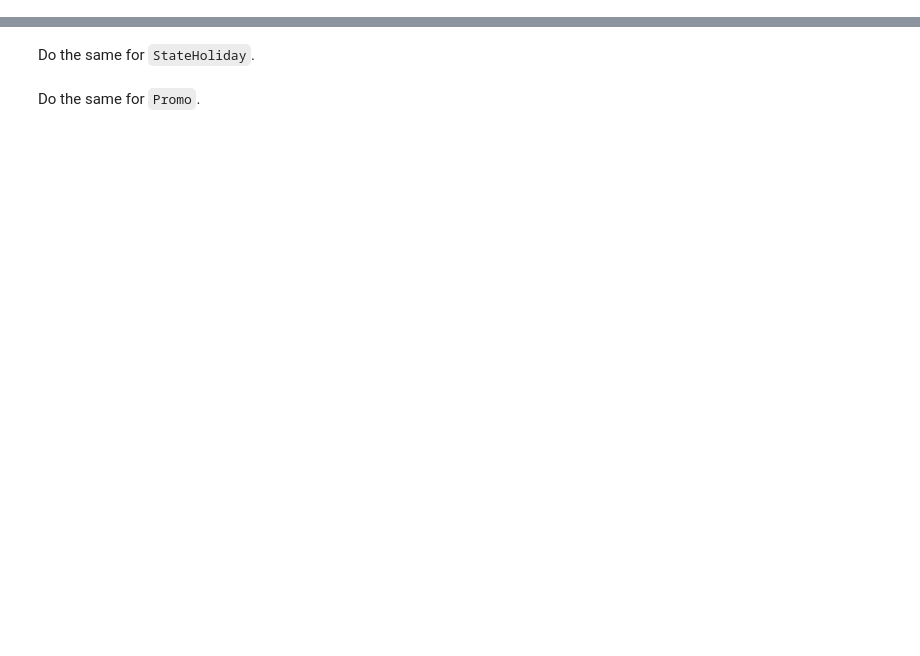
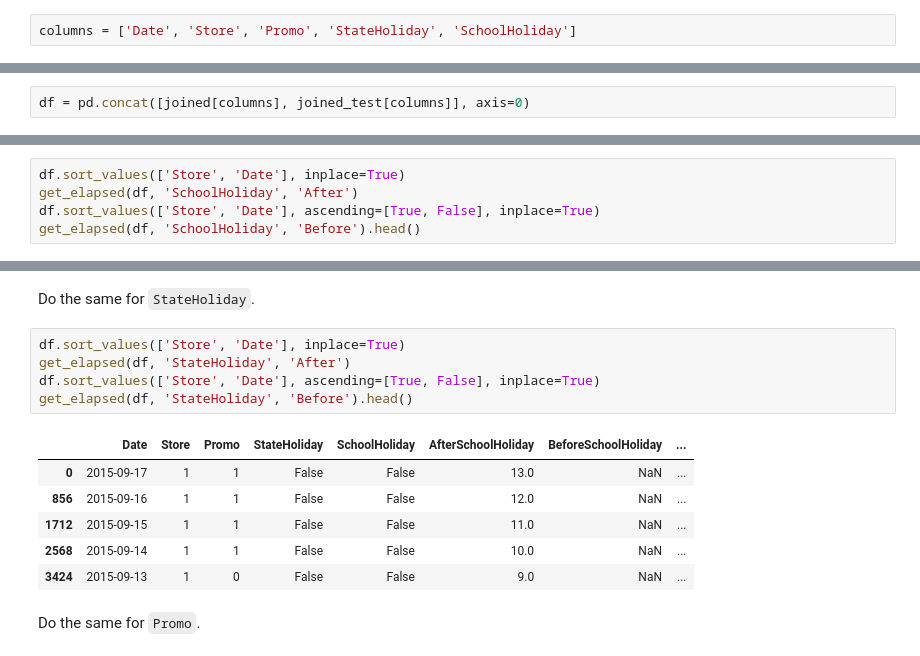
Before and after one commit to rforgione/course-v3, a Jupyter notebook: nbs/dl1/rossman_data_clean-attempt.ipynb, the cells around one changed output, grey strips where cells are left out. Saved outputs shown, nothing was run; the diff lists cells and outputs as text; blank space fills up the shorter version.

```diff
--- a/nbs/dl1/rossman_data_clean-attempt.ipynb
+++ b/nbs/dl1/rossman_data_clean-attempt.ipynb
@@ -660,5 +719,9 @@ Create a variable `columns` containing the strings:
 - SchoolHoliday
 
 These will be the fields on which we'll be computing elapsed days since/until.
+# %%
+columns = ['Date', 'Store', 'Promo', 'StateHoliday', 'SchoolHoliday']
 # %% [markdown]
 Create one big dataframe with both the train and test sets called `df`.
+# %%
+df = pd.concat([joined[columns], joined_test[columns]], axis=0)
@@ -665,2 +732,7 @@ Create one big dataframe with both the train and test sets called `df`.
 # %% [markdown]
 Sort by `Store` and `Date` ascending, and use `add_elapsed` to get the days since the last `SchoolHoliday` on each daya. Reorder by `Store` ascending and `Date` descending to get the days _until_ the next `SchoolHoliday`.
+# %%
+df.sort_values(['Store', 'Date'], inplace=True)
+get_elapsed(df, 'SchoolHoliday', 'After')
+df.sort_values(['Store', 'Date'], ascending=[True, False], inplace=True)
+get_elapsed(df, 'SchoolHoliday', 'Before').head()
@@ -667,4 +746,16 @@ Sort by `Store` and `Date` ascending, and use `add_elapsed` to get the days sinc
 # %% [markdown]
 Do the same for `StateHoliday`.
+# %%
+df.sort_values(['Store', 'Date'], inplace=True)
+get_elapsed(df, 'StateHoliday', 'After')
+df.sort_values(['Store', 'Date'], ascending=[True, False], inplace=True)
+get_elapsed(df, 'StateHoliday', 'Before').head()
+# %% [output]
+|  | Date | Store | Promo | StateHoliday | SchoolHoliday | AfterSchoolHoliday | BeforeSchoolHoliday | ... |
+| 0 | 2015-09-17 | 1 | 1 | False | False | 13.0 | NaN | ... |
+| 856 | 2015-09-16 | 1 | 1 | False | False | 12.0 | NaN | ... |
+| 1712 | 2015-09-15 | 1 | 1 | False | False | 11.0 | NaN | ... |
+| 2568 | 2015-09-14 | 1 | 1 | False | False | 10.0 | NaN | ... |
+| 3424 | 2015-09-13 | 1 | 0 | False | False | 9.0 | NaN | ... |
 # %% [markdown]
 Do the same for `Promo`.
```
Also changed, not shown: parts of 12 cells of this notebook, 1 other file.
